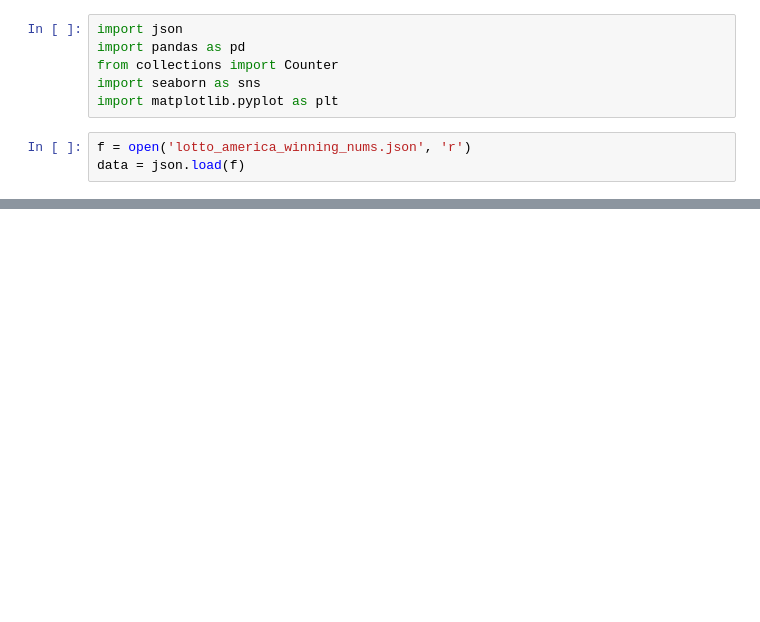
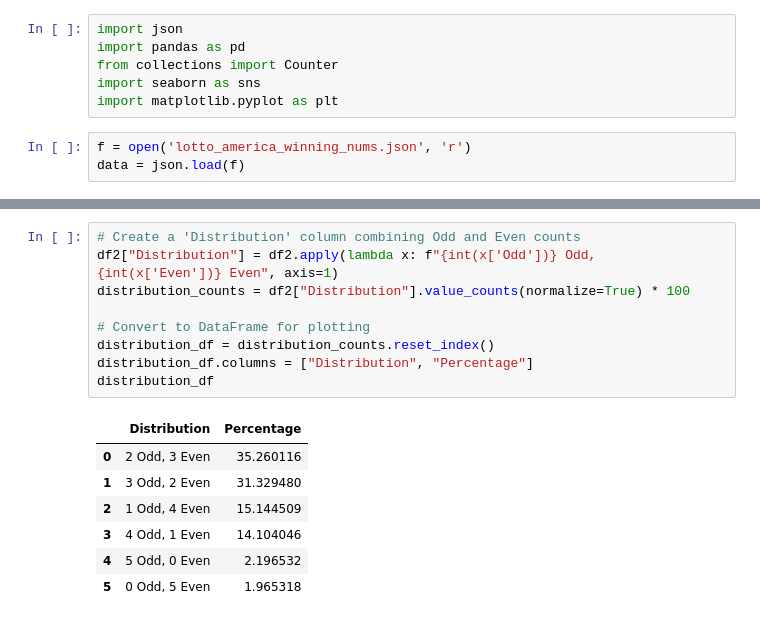
Before and after one commit to Agent-Diamonds/LottoAmericaDataFun, a Jupyter notebook: LottoAmerica.ipynb, the cells around one changed output, grey strips where cells are left out. Drawn from its saved outputs; the diff is of its cells as text; blank space fills up the shorter version.

```diff
--- a/LottoAmerica.ipynb
+++ b/LottoAmerica.ipynb
@@ -65,0 +102,17 @@ plt.show()
+# %%
+# Create a 'Distribution' column combining Odd and Even counts
+df2["Distribution"] = df2.apply(lambda x: f"{int(x['Odd'])} Odd, {int(x['Even'])} Even", axis=1)
+distribution_counts = df2["Distribution"].value_counts(normalize=True) * 100
+
+# Convert to DataFrame for plotting
+distribution_df = distribution_counts.reset_index()
+distribution_df.columns = ["Distribution", "Percentage"]
+distribution_df
+# %% [output]
+|  | Distribution | Percentage |
+| 0 | 2 Odd, 3 Even | 35.260116 |
+| 1 | 3 Odd, 2 Even | 31.329480 |
+| 2 | 1 Odd, 4 Even | 15.144509 |
+| 3 | 4 Odd, 1 Even | 14.104046 |
+| 4 | 5 Odd, 0 Even | 2.196532 |
+| 5 | 0 Odd, 5 Even | 1.965318 |
```
Also changed, not shown: parts of 6 cells of this notebook.
